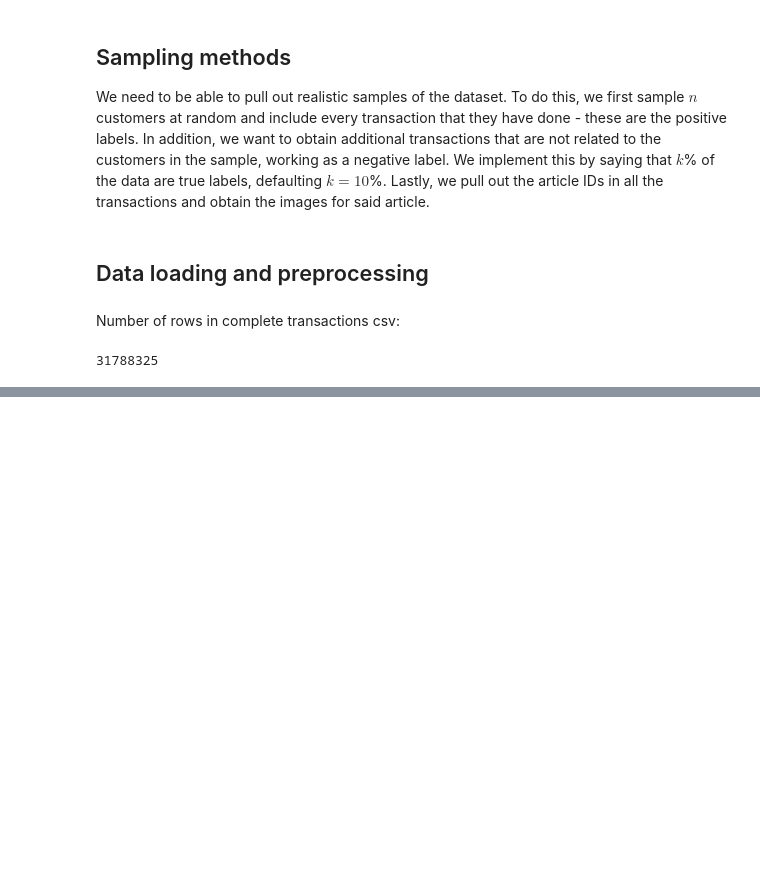
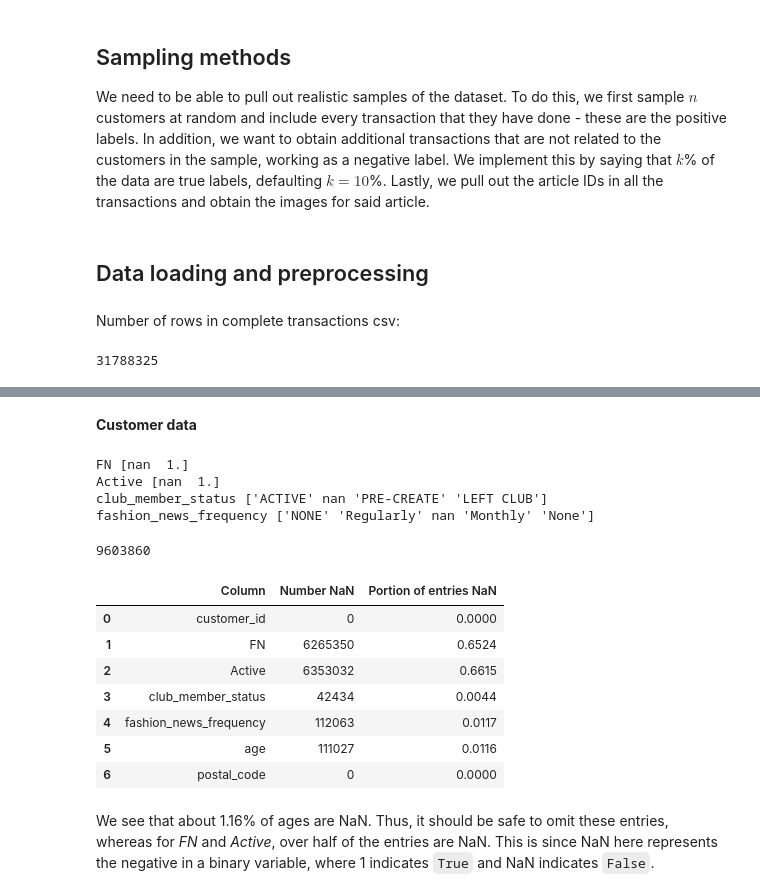
Before and after one commit to frederni/TMA4500-IndMat, a Jupyter notebook: explore_data.ipynb, the cells around one changed output, grey strips where cells are left out. Cells and saved outputs as stored; diff of their text form; code cells hidden in the pictures; blank space fills up the shorter version.

```diff
--- a/explore_data.ipynb
+++ b/explore_data.ipynb
@@ -263,0 +130,36 @@ In this case, two of the $k$ closest customers (including the customer itself) h
+# %% [markdown]
+**Customer data**
+# %%
+# What values do the categorical columns take?
+for col in ["FN", "Active", "club_member_status", "fashion_news_frequency"]:
+    print(col, customers_full[col].unique())
+# %% [output]
+FN [nan  1.]
+Active [nan  1.]
+club_member_status ['ACTIVE' nan 'PRE-CREATE' 'LEFT CLUB']
+fashion_news_frequency ['NONE' 'Regularly' nan 'Monthly' 'None']
+# %%
+# NaN-data of customers
+## Several customers have NaN-fields, let's have a look at how many..
+
+num_customers = customers_full.size
+res = {"Column": [], "Number NaN": [], "Portion of entries NaN": []}
+for col in customers_full.columns:
+    num_na = customers_full[pd.isna(customers_full[col])].size
+    res["Column"].append(col)
+    res["Number NaN"].append(num_na)
+    res["Portion of entries NaN"].append(round(num_na / num_customers, 4))
+print(num_customers)
+pd.DataFrame(res)
+# %% [output]
+9603860
+|  | Column | Number NaN | Portion of entries NaN |
+| 0 | customer_id | 0 | 0.0000 |
+| 1 | FN | 6265350 | 0.6524 |
+| 2 | Active | 6353032 | 0.6615 |
+| 3 | club_member_status | 42434 | 0.0044 |
+| 4 | fashion_news_frequency | 112063 | 0.0117 |
+| 5 | age | 111027 | 0.0116 |
+| 6 | postal_code | 0 | 0.0000 |
+# %% [markdown]
+We see that about 1.16% of ages are NaN. Thus, it should be safe to omit these entries, whereas for *FN* and *Active*, over half of the entries are NaN. This is since NaN here represents the negative in a binary variable, where 1 indicates `True` and NaN indicates `False`.
```
Also changed, not shown: parts of 13 cells of this notebook.
